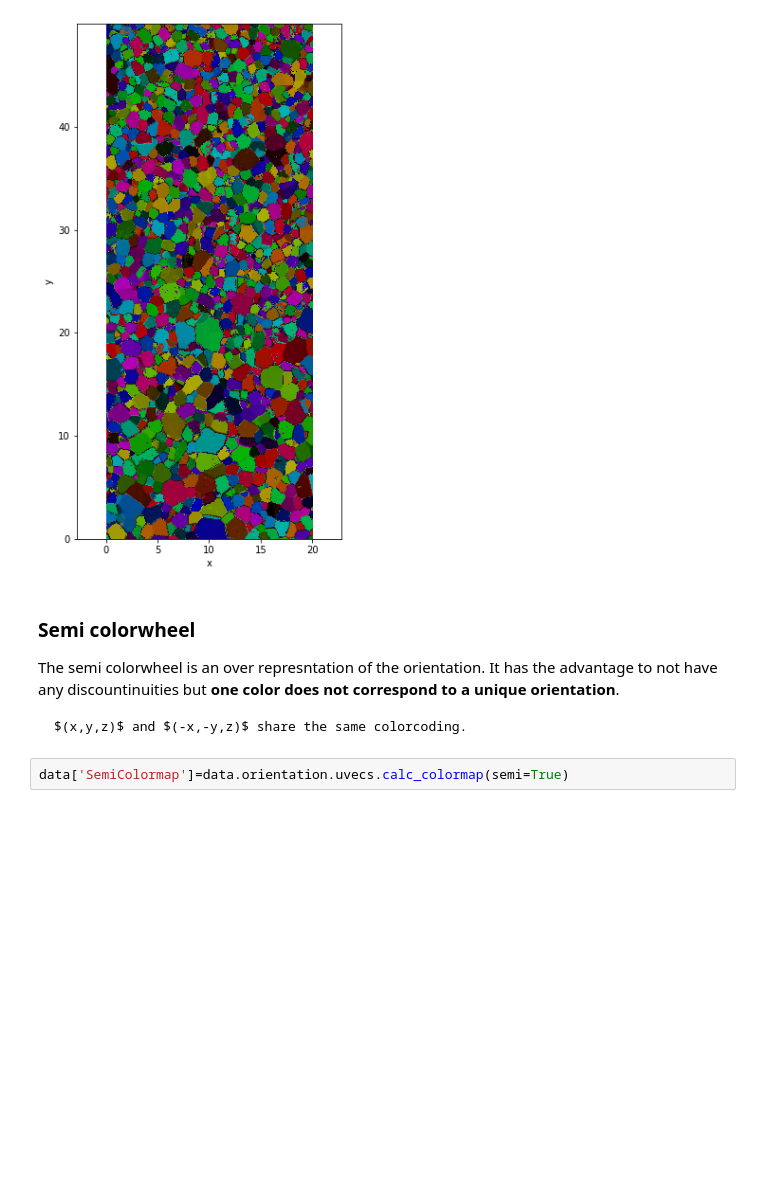
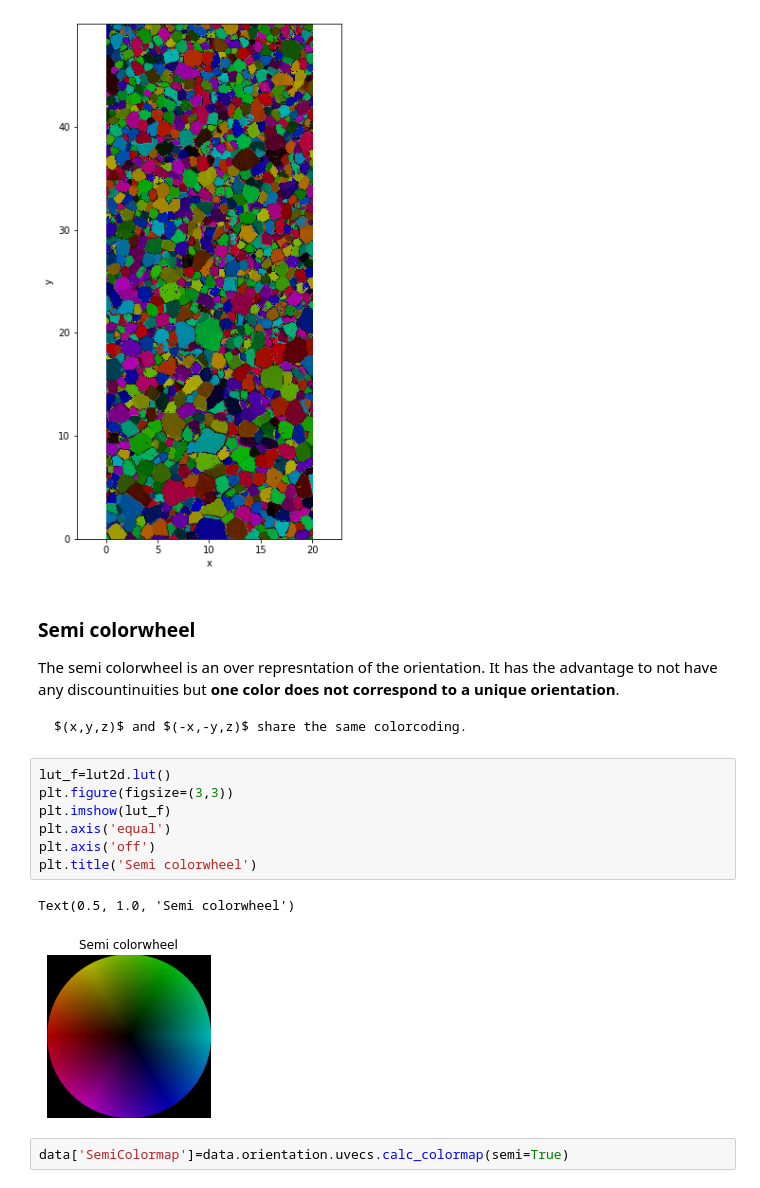
Before and after one commit to ThomasChauve/AITA-book, a Jupyter notebook: docs/The_dataArray_structure.ipynb, the cells around one changed output. Saved outputs shown, nothing was run; the diff lists cells and outputs as text; blank space fills up the shorter version.

Commit message:
add semi colorwheel plot

````diff
--- a/docs/The_dataArray_structure.ipynb
+++ b/docs/The_dataArray_structure.ipynb
@@ -162,6 +162,16 @@ The semi colorwheel is an over represntation of the orientation. It has the adva
 ```{warning}
 $(x,y,z)$ and $(-x,-y,z)$ share the same colorcoding.
 ```
+# %%
+lut_f=lut2d.lut()
+plt.figure(figsize=(3,3))
+plt.imshow(lut_f)
+plt.axis('equal')
+plt.axis('off')
+plt.title('Semi colorwheel')
+# %% [output]
+Text(0.5, 1.0, 'Semi colorwheel')
+[figure, added]
 # %%
 data['SemiColormap']=data.orientation.uvecs.calc_colormap(semi=True)
 # %%
````
